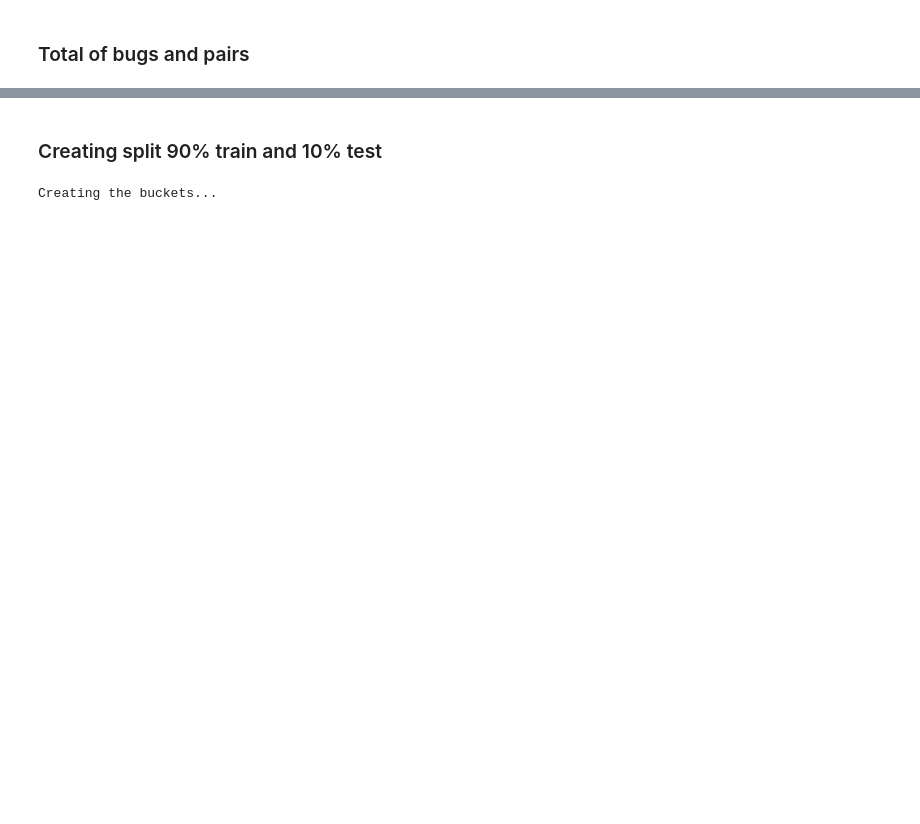
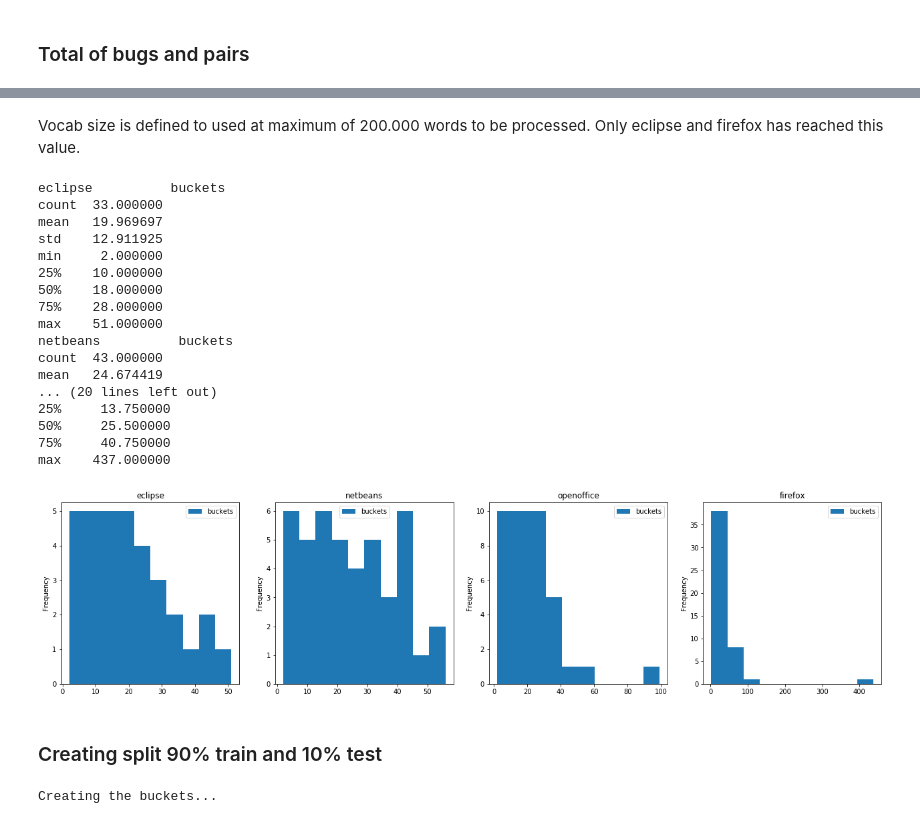
Before and after one commit to thiagomarquesrocha/siameseQAT, a Jupyter notebook: dataset_statistics.ipynb, the cells around one changed output, grey strips where cells are left out. Drawn from its saved outputs; the diff is of its cells as text; code cells hidden in the pictures; blank space fills up the shorter version.

```diff
--- a/dataset_statistics.ipynb
+++ b/dataset_statistics.ipynb
@@ -275,0 +457,26 @@ df.append(rows)
+# %%
+df_master = pd.DataFrame(columns=['domain', 'masters', 'smallest duplicate group', 'biggest duplicate group',
+                                  '50% of duplicates', 'duplicate', 'non-duplicate', 'distinct vocab', 'vocab size',
+                                  'number_severity', 'number_status', 'number_component', 'number_priority', 'number_product',
+                                 'number_version'])
+
+rows = []
+for index, domain in enumerate(domains):
+    buckets = pd.DataFrame(data=list(bucket_stats[domain]['duplicate'].keys()), columns=['buckets']).describe()
+    rows.append({ 'domain': domain,
+                 'masters' : sum([bucket_stats[domain]['duplicate'][key] for key in bucket_stats[domain]['duplicate']]),
+                 'smallest duplicate group' : int(buckets['buckets']['min']),
+                 '50% of duplicates' : 'duplicate group between 2 and {:.0f} evidences'.format(buckets['buckets']['50%']),
+                 'biggest duplicate group' : int(buckets['buckets']['max']),
+                'duplicate' : sum([bucket_stats[domain]['duplicate'][key] * key for key in bucket_stats[domain]['duplicate']]),
+                'non-duplicate': bucket_stats[domain]['non-duplicate'],
+                'distinct vocab' : bucket_stats[domain]['vocab']['distinct'],
+                'vocab size' : bucket_stats[domain]['vocab']['size'],
+                'number_severity' : bucket_stats[domain]['info']['bug_severity'] if domain != 'firefox' else 0,
+                 'number_product' : bucket_stats[domain]['info']['product'] if domain != 'firefox' else 0,
+                 'number_status' : bucket_stats[domain]['info']['bug_status'],
+                 'number_component' : bucket_stats[domain]['info']['component'],
+                 'number_priority' : bucket_stats[domain]['info']['priority'],
+                 'number_version' : bucket_stats[domain]['info']['version']
+                })
+df_master.append(rows)
@@ -276,3 +489,34 @@ df.append(rows)
+# %% [markdown]
+Vocab size is defined to used at maximum of 200.000 words to be processed. Only eclipse and firefox has reached this value.
+# %%
+fig, axes = plt.subplots(nrows=1, ncols=len(domains), figsize=(22, 5))
+
+for index, domain in enumerate(domains):
+    df = pd.DataFrame(data=list(bucket_stats[domain]['duplicate'].keys()), columns=['buckets'])
+    df.plot.hist(ax=axes[index])
+
+    text = axes[index].set_title('{}'.format(domain))
+
+    print(domain, df.describe())
+# %% [output]
+eclipse          buckets
+count  33.000000
+mean   19.969697
+std    12.911925
+min     2.000000
+25%    10.000000
+50%    18.000000
+75%    28.000000
+max    51.000000
+netbeans          buckets
+count  43.000000
+mean   24.674419
+... (20 lines left out)
+25%     13.750000
+50%     25.500000
+75%     40.750000
+max    437.000000
+[figure, added]
 # %% [markdown]
 ### Creating split 90% train and 10% test
 # %%
```
Also changed, not shown: parts of 22 cells of this notebook, 17 other files.
